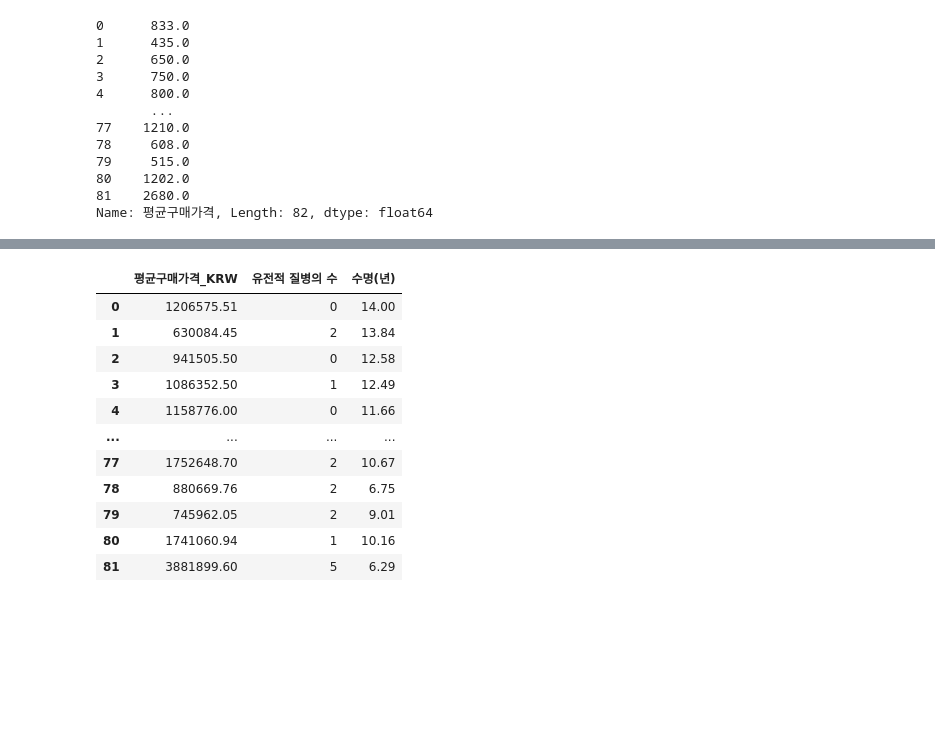
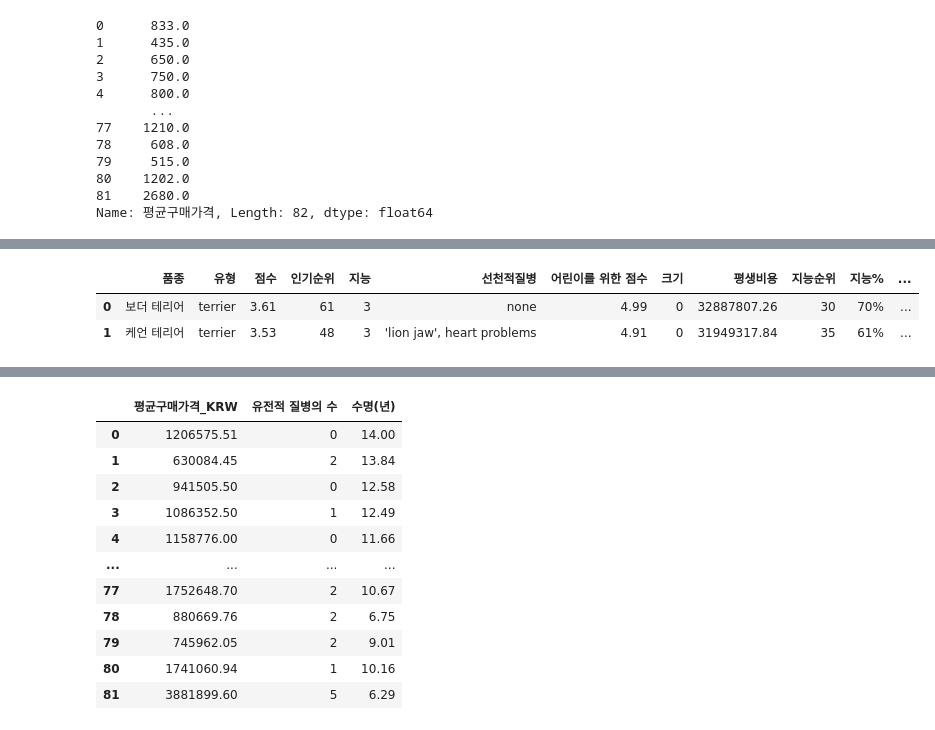
Before and after one commit to junnnnghee/dog-breed-app, a Jupyter notebook: test.ipynb, the cells around one changed output, grey strips where cells are left out. Cells and saved outputs as stored; diff of their text form; code cells hidden in the pictures; blank space fills up the shorter version.

```diff
--- a/test.ipynb
+++ b/test.ipynb
@@ -562,0 +561,6 @@ y = df[ ['평균구매가격_KRW', '유전적 질병의 수', '수명(년)'] ]
+# %%
+df.head(2)
+# %% [output]
+|  | 품종 | 유형 | 점수 | 인기순위 | 지능 | 선천적질병 | 어린이를 위한 점수 | 크기 | 평생비용 | 지능순위 | 지능% | ... |
+| 0 | 보더 테리어 | terrier | 3.61 | 61 | 3 | none | 4.99 | 0 | 32887807.26 | 30 | 70% | ... |
+| 1 | 케언 테리어 | terrier | 3.53 | 48 | 3 | 'lion jaw', heart problems | 4.91 | 0 | 31949317.84 | 35 | 61% | ... |
```
Also changed, not shown: parts of 12 cells of this notebook, 1 other file.
